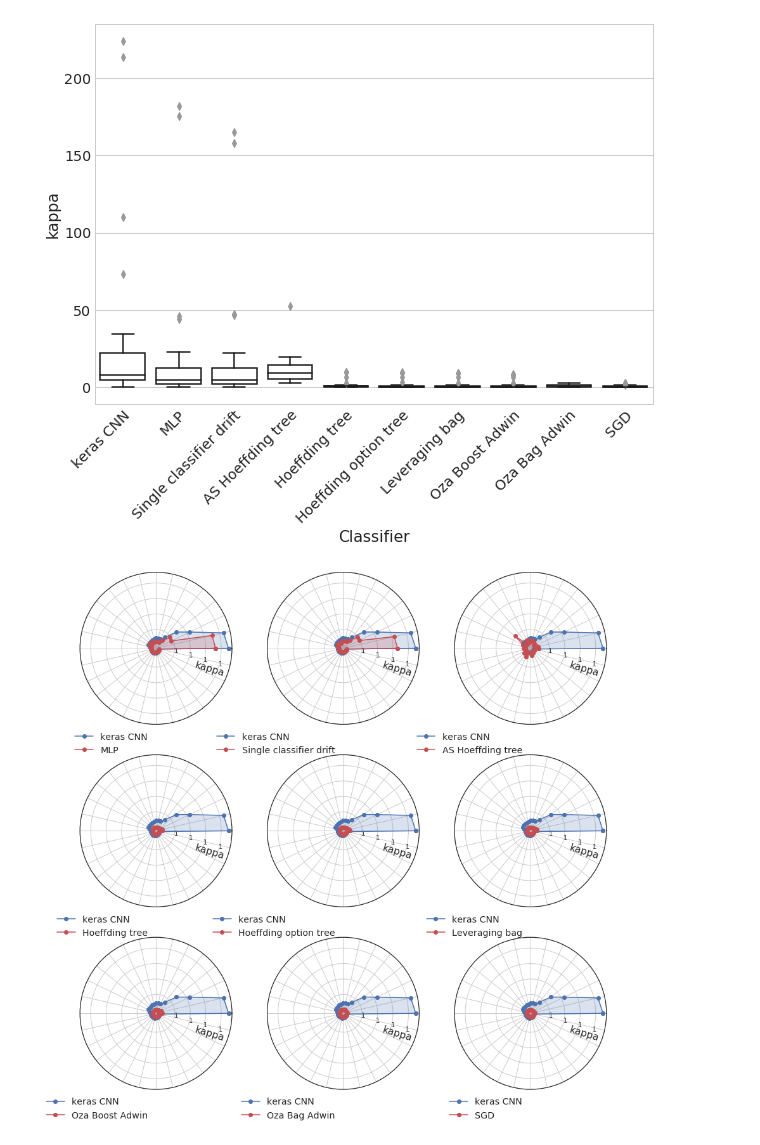
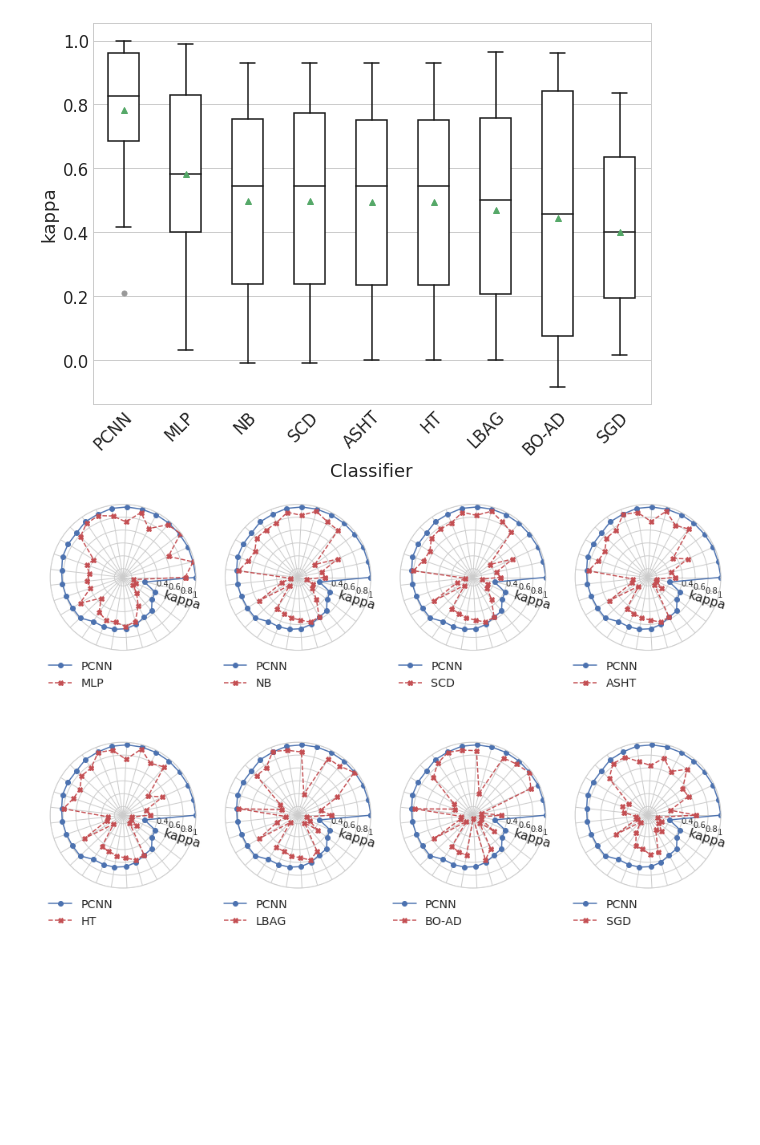
Before and after one commit to pedrolarben/ADLStream, a Jupyter notebook: utils/notebooks/kappa-plots.ipynb, the cells around one changed output. Saved outputs shown, nothing was run; the diff lists cells and outputs as text; code cells hidden in the pictures; blank space fills up the shorter version.

```diff
--- a/utils/notebooks/kappa-plots.ipynb
+++ b/utils/notebooks/kappa-plots.ipynb
@@ -30,10 +29,17 @@ metrics = pd.read_csv(_METRICS_FILE+'.csv')
 
 # Delete datasets and classifier that we dont want
 metrics = metrics[~metrics.classifier.isin(classifiers_to_remove)]
-metrics = metrics[metrics.classifier.isin(['MOA_ASHoeffdingTree', 'MOA_HoeffdingOptionTree', 'MOA_HoeffdingTree', 'MOA_LeveragingBag', 'MOA_OzaBagAdwin', 'MOA_OzaBoostAdwin', 'MOA_SingleClassifierDrift', 'keras_parallel_3_Dilated_Conv_pooling', 'sklearn_MLPClassifier', 'sklearn_SGDClassifier'])]
 metrics = metrics[~metrics.dataset.isin(datasets_to_remove)]
+metrics = metrics[metrics['instances']>1000]
 
-metrics = metrics[metrics['instances']>1000]
+metrics_table_full = metrics.pivot(index='dataset',columns='classifier')[_METRIC]
+metrics_table_full = metrics_table_full.dropna()
+metrics_table_full = metrics_table_full.reindex(metrics_table_full.mean().sort_values(ascending=False).index, axis=1)
+metrics_table_full = metrics_table_full.sort_values(by=list(metrics_table_full.columns), ascending=False)
+metrics_table_full = metrics_table_full[metrics_table_full.columns[0:]]
+
+metrics = metrics[metrics.classifier.isin(['MOA_ASHoeffdingTree', 'MOA_HoeffdingTree', 'MOA_LeveragingBag', 'MOA_OzaBoostAdwin', 'MOA_SingleClassifierDrift', 'keras_parallel_3_Dilated_Conv_pooling', 'sklearn_MLPClassifier', 'sklearn_SGDClassifier', 'MOA_NaiveBayes'])]
+
 
 print(len(metrics.dataset.unique()), "datasets")
 metrics.sample(10)
@@ -56,7 +68,7 @@ metrics_table = metrics_table.dropna()
 metrics_table = metrics_table.reindex(metrics_table.mean().sort_values(ascending=False).index, axis=1)
 metrics_table = metrics_table.sort_values(by=list(metrics_table.columns), ascending=False)
 metrics_table = metrics_table[metrics_table.columns[0:]]
-limits = (min(metrics_table.min().min()-0.05, -0.1), max(metrics_table.max().max()+0.05, 1.1))
+limits = (min(metrics_table.min().min()-0.05, -0.1), max(metrics_table.max().max(), 1.0))
 print(limits)
 
 metrics_table
@@ -184,56 +231,60 @@ sns.set(font_scale=1)
 # %%
-sns.set(font_scale=1.3)
+sns.set(font_scale=1.5)
 with plt.style.context('seaborn-whitegrid'):
+    flierprops = dict(marker='o', markersize=5)
     fig, ax = plt.subplots(figsize=(10,7))
-    sns.boxplot(data=metrics_table,  ax=ax, color='white')
+    sns.boxplot(data=metrics_table,  ax=ax, color='white', width=0.5, showmeans=True, flierprops=flierprops)
+    #sns.swarmplot(data=metrics_table,  ax=ax)
     ax.set_ylabel('kappa')
-    ax.set_xticklabels(classifier_labels, rotation=45, ha="right", rotation_mode="anchor")
+    ax.set_xticklabels(abbr_ls, rotation=45, ha="right", rotation_mode="anchor")
     ax.set_xlabel('Classifier')
     plt.setp(ax.artists, edgecolor = 'k', facecolor='w')
     plt.setp(ax.lines, color='k')
+    plt.savefig("files/plots/boxplot.eps", format='eps', bbox_inches='tight')
 # %% [output]
-[figure, old version]
+[figure, new version]
 # %%
 datasets = list(metrics_table.index)
 angles=np.linspace(0, 2*np.pi, len(datasets), endpoint=False)
 angles=np.concatenate((angles,[angles[0]]))
 
 styles = ['o-', 'o--', 'o--', 'o--', 'o--', 'o--', 'o--', 'o--', 'o--', 'o--']
 
 cnn = metrics_table.columns[0]
 stats_cnn = metrics_table[cnn].values
 stats_cnn = np.concatenate((stats_cnn,[stats_cnn[0]]))
 
 
 sns.set(font_scale=1.3)
-with plt.style.context('seaborn-white'):
-    fig, ax = plt.subplots(ncols=3, nrows=3, subplot_kw=dict(polar=True), figsize=(15,15))
+with plt.style.context('seaborn-whitegrid'):
+    fig, ax = plt.subplots(ncols=4, nrows=2, subplot_kw=dict(polar=True), figsize=(15,10))
     # close the plot
-    for i in range(3):
-        for j in range(3):
-            e = i*3+j+1
+    for i in range(2):
+        for j in range(4):
+            e = i*4+j+1
             clf = metrics_table.columns[e]
             stats=metrics_table[clf].values
             stats=np.concatenate((stats,[stats[0]]))
-            ax[i][j].plot(angles, stats_cnn, 'o-', label=classifier_labels[0], color=pal[True])
-            ax[i][j].fill(angles, stats_cnn, alpha=0.2,color=pal[True])
-            ax[i][j].plot(angles, stats, 'o-', label=classifier_labels[e], color=pal[False])
-            ax[i][j].fill(angles, stats, alpha=0.2, color=pal[False])
+            ax[i][j].plot(angles, stats_cnn, 'o-', label=classifier_labels_full[cnn], color=pal[True])
+            #ax[i][j].fill(angles, stats_cnn, alpha=0.05,color=pal[True])
+            ax[i][j].plot(angles, stats, 'X--', label=classifier_labels_full[clf], color=pal[False])
+            #ax[i][j].fill(angles, stats, alpha=0.1, color=pal[False])
 
 
             ax[i][j].set_thetagrids(angles * 180/np.pi, ['' if i%2==1 else '' for i in range(len(datasets))])
-
+            ax[i][j].set_ylim(limits)
             ax[i][j].set_yticklabels(['' if t<=0.3 else ("{0:.1f}".format(t) if t<1 else '1' ) for i,t in enumerate(list(ax[i][j].get_yticks()))],
                                      fontsize=10)
             ax[i][j].set_rlabel_position(-17)
             label_position=ax[i][j].get_rlabel_position()
             ax[i][j].text(np.radians(label_position),ax[i][j].get_rmax()/2.,'kappa',
                     rotation=label_position,ha='left',va='top')
 
-            handles, labels = ax[i][j].get_legend_handles_labels()
+            #handles, labels = ax[i][j].get_legend_handles_labels()
 
             ax[i][j].legend(loc='upper right', bbox_to_anchor=(0.5, 0.))
     #ax.set_title("kappa")
     #ax.grid(True)
+    plt.savefig("files/plots/radar.eps", format='eps', bbox_inches='tight')
 # %% [output]
-[figure, old version]
+[figure, new version]
```
Also changed, not shown: parts of 16 cells of this notebook, 14 other files.
